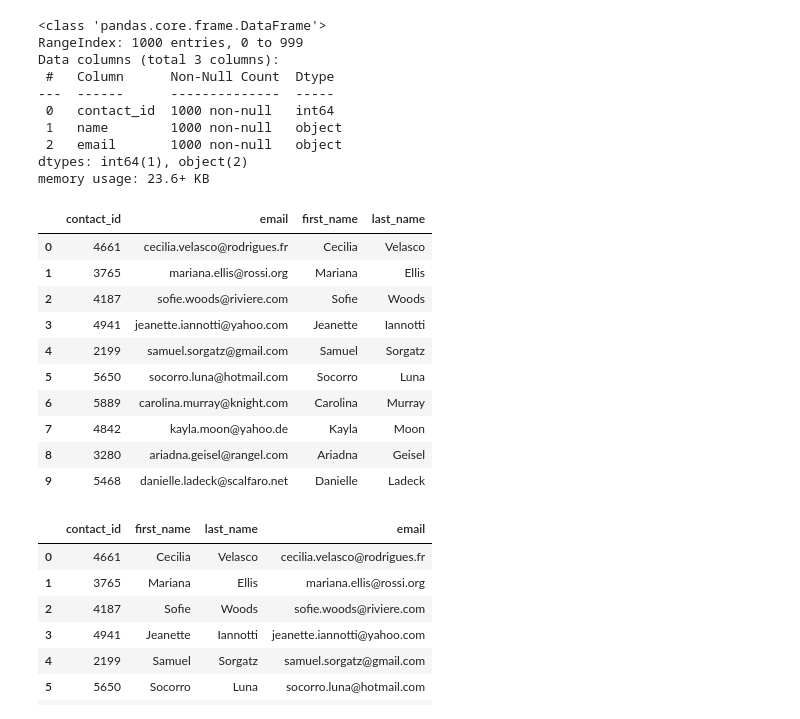
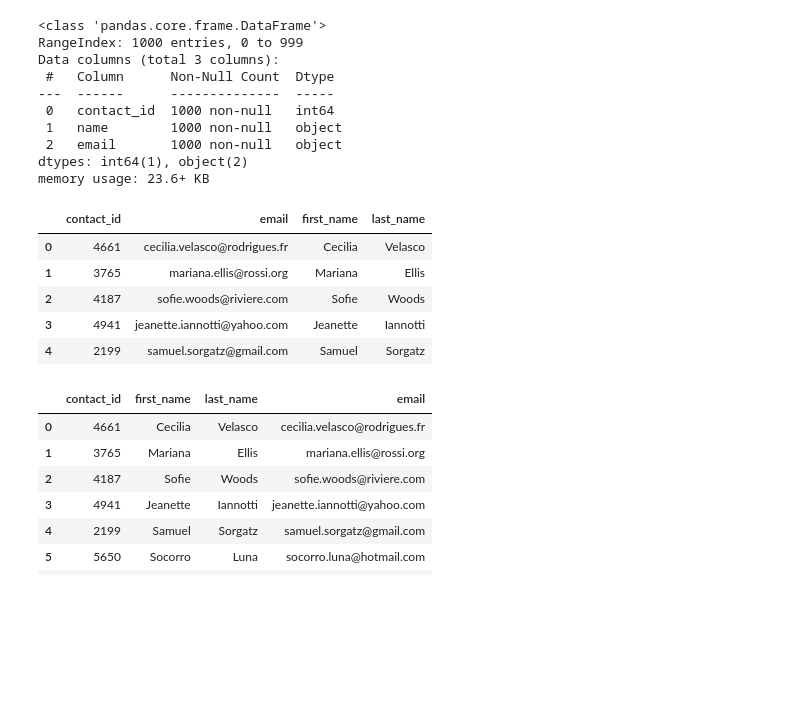
Before and after one commit to jords360/Crowdfunding_ETL, a Jupyter notebook: Starter_Files/ETL_Mini_Project_group_3.ipynb, the cells around one changed output. Saved outputs shown, nothing was run; the diff lists cells and outputs as text; code cells hidden in the pictures; blank space fills up the shorter version.

```diff
--- a/Starter_Files/ETL_Mini_Project_group_3.ipynb
+++ b/Starter_Files/ETL_Mini_Project_group_3.ipynb
@@ -316,7 +317,13 @@ Then export the DataFrame as a `contacts.csv` CSV file.
 # Iterate through the contact_info_df and convert each row to a dictionary.
 import json
 dict_values = []
-
+for i, row in contact_info_df.iterrows():
+    data = row['contact_info']
+    convert_rows = json.loads(data)
+    # Run through each row and extract the values.
+    row_values = [v for k, v in convert_rows.items()]
+    # Append the list of values.
+    dict_values.append(row_values)
 
 # Print out the list of values for each row.
 print(dict_values)
@@ -325,6 +332,8 @@ print(dict_values)
 # %%
 # Create a contact_info DataFrame and add each list of values, i.e., each row
 # to the 'contact_id', 'name', 'email' columns.
+contact_info_df = pd.DataFrame(dict_values, columns=['contact_id', 'name', 'email'])
+contact_info_df.head()
 # %% [output]
 |  | contact_id | name | email |
 | 0 | 4661 | Cecilia Velasco | cecilia.velasco@rodrigues.fr |
@@ -347,20 +357,17 @@ dtypes: int64(1), object(2)
 memory usage: 23.6+ KB
 # %%
 # Create a "first"name" and "last_name" column with the first and last names from the "name" column.
-
+contact_info_df[["first_name","last_name"]] = contact_info_df["name"].str.split(' ', n=1, expand=True)
 
 # Drop the contact_name column
+name_dropped_df = contact_info_df.drop(["name"], axis=1)
+name_dropped_df.head()
 # %% [output]
 |  | contact_id | email | first_name | last_name |
 | 0 | 4661 | cecilia.velasco@rodrigues.fr | Cecilia | Velasco |
 | 1 | 3765 | mariana.ellis@rossi.org | Mariana | Ellis |
 | 2 | 4187 | sofie.woods@riviere.com | Sofie | Woods |
 | 3 | 4941 | jeanette.iannotti@yahoo.com | Jeanette | Iannotti |
 | 4 | 2199 | samuel.sorgatz@gmail.com | Samuel | Sorgatz |
-| 5 | 5650 | socorro.luna@hotmail.com | Socorro | Luna |
-| 6 | 5889 | carolina.murray@knight.com | Carolina | Murray |
-| 7 | 4842 | kayla.moon@yahoo.de | Kayla | Moon |
-| 8 | 3280 | ariadna.geisel@rangel.com | Ariadna | Geisel |
-| 9 | 5468 | danielle.ladeck@scalfaro.net | Danielle | Ladeck |
 # %%
 # Reorder the columns
```
Also changed, not shown: parts of 23 cells of this notebook, 1 other file.
